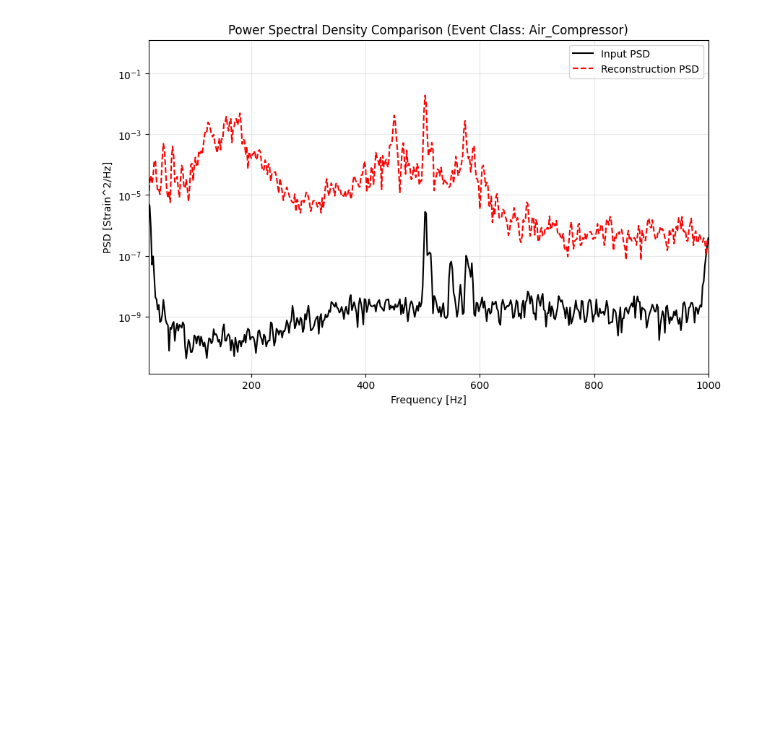
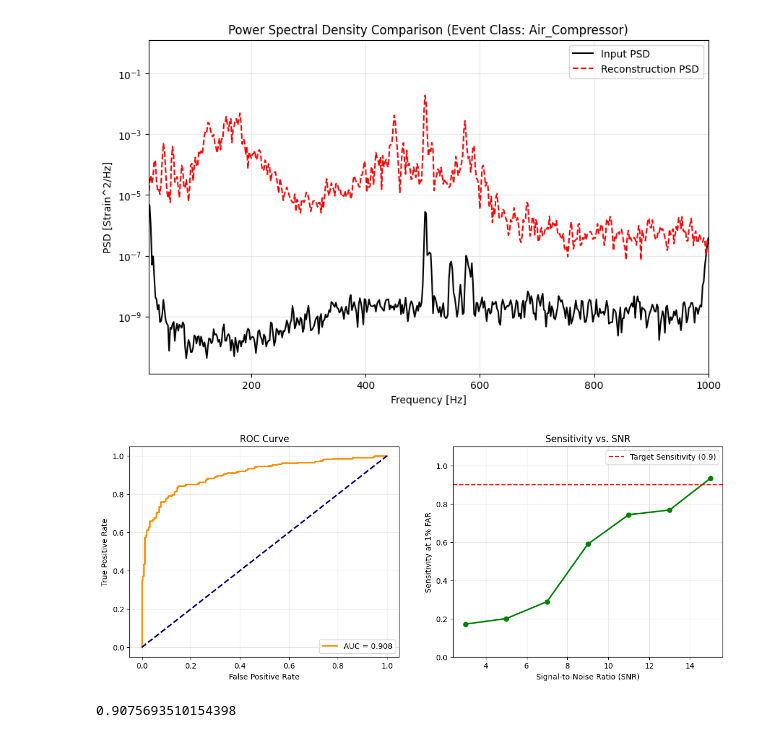
Before and after one commit to baiganinnaza/Singularity, a Jupyter notebook: src/singularity_pipeline.ipynb, the cells around one changed output. Drawn from its saved outputs; the diff is of its cells as text; code cells hidden in the pictures; blank space fills up the shorter version.

Commit message:
the roc curve has been added

```diff
--- a/src/singularity_pipeline.ipynb
+++ b/src/singularity_pipeline.ipynb
@@ -503,3 +503,81 @@ if 'target' in locals() and target:
     plt.show()
 # %% [output]
 [figure]
+# %%
+# 6. Quantitative Evaluation: ROC Analysis and Sensitivity Metrics
+from sklearn.metrics import roc_curve, auc
+
+def compute_performance_metrics(system, n_samples=500):
+    y_true = []
+    y_scores = []
+    snr_levels = []
+    t = np.linspace(0, 1, 2048)
+
+    for _ in range(n_samples):
+        noise = np.random.normal(0, 1, 2048)
+        is_signal = np.random.rand() > 0.5
+
+        if is_signal:
+            target_snr = np.random.uniform(2, 15)
+            sig = signal.chirp(t, f0=30, f1=300, t1=1, method='quadratic') * signal.windows.tukey(2048, alpha=0.1)
+            scale = np.sqrt((target_snr * np.mean(noise**2)) / np.mean(sig**2))
+            data = noise + sig * scale * 0.1
+            y_true.append(1)
+            snr_levels.append(target_snr)
+        else:
+            data = noise
+            y_true.append(0)
+            snr_levels.append(0)
+
+        recon = system.ae.predict(data.reshape(1, 2048, 1), verbose=0)
+        y_scores.append(np.mean(np.abs(data.reshape(1, 2048, 1) - recon)))
+
+    y_true = np.array(y_true)
+    y_scores = np.array(y_scores)
+    snr_levels = np.array(snr_levels)
+
+    fpr, tpr, _ = roc_curve(y_true, y_scores)
+    roc_auc = auc(fpr, tpr)
+
+    noise_scores = y_scores[y_true == 0]
+    threshold_far = np.percentile(noise_scores, 99)
+
+    snr_bins = np.arange(2, 16, 2)
+    sensitivity = []
+    signal_indices = np.where(y_true == 1)[0]
+
+    for s_min in snr_bins:
+        mask = (snr_levels[signal_indices] >= s_min) & (snr_levels[signal_indices] < s_min + 2)
+        idx = signal_indices[mask]
+        if len(idx) > 0:
+            sensitivity.append(np.sum(y_scores[idx] > threshold_far) / len(idx))
+        else:
+            sensitivity.append(0)
+
+    plt.figure(figsize=(14, 5))
+    plt.subplot(1, 2, 1)
+    plt.plot(fpr, tpr, color='darkorange', lw=2, label=f'AUC = {roc_auc:.3f}')
+    plt.plot([0, 1], [0, 1], color='navy', lw=2, linestyle='--')
+    plt.xlabel('False Positive Rate')
+    plt.ylabel('True Positive Rate')
+    plt.title('ROC Curve')
+    plt.legend(loc="lower right")
+    plt.grid(True, alpha=0.3)
+
+    plt.subplot(1, 2, 2)
+    plt.plot(snr_bins + 1, sensitivity, 'o-', color='green', lw=2)
+    plt.axhline(y=0.9, color='r', linestyle='--', label='Target Sensitivity (0.9)')
+    plt.xlabel('Signal-to-Noise Ratio (SNR)')
+    plt.ylabel('Sensitivity at 1% FAR')
+    plt.title('Sensitivity vs. SNR')
+    plt.ylim([0, 1.1])
+    plt.grid(True, alpha=0.3)
+    plt.legend()
+    plt.show()
+
+    return roc_auc
+
+compute_performance_metrics(system)
+# %% [output]
+[figure, added]
+0.9075693510154398
```
Also changed, not shown: parts of 2 cells of this notebook.
